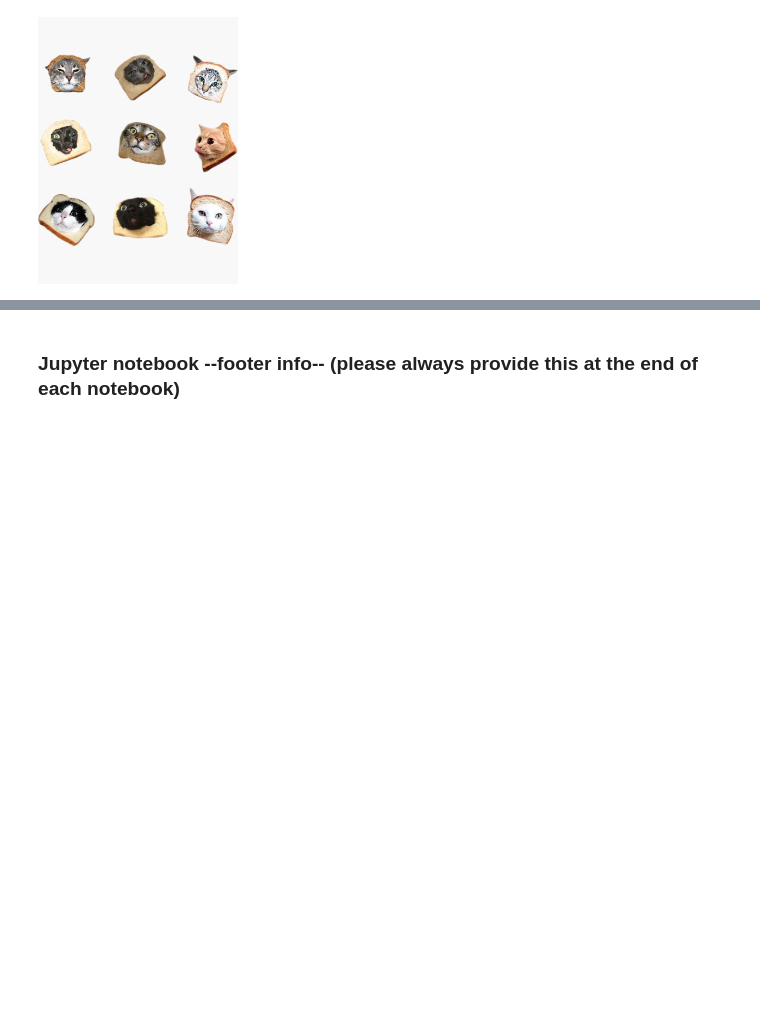
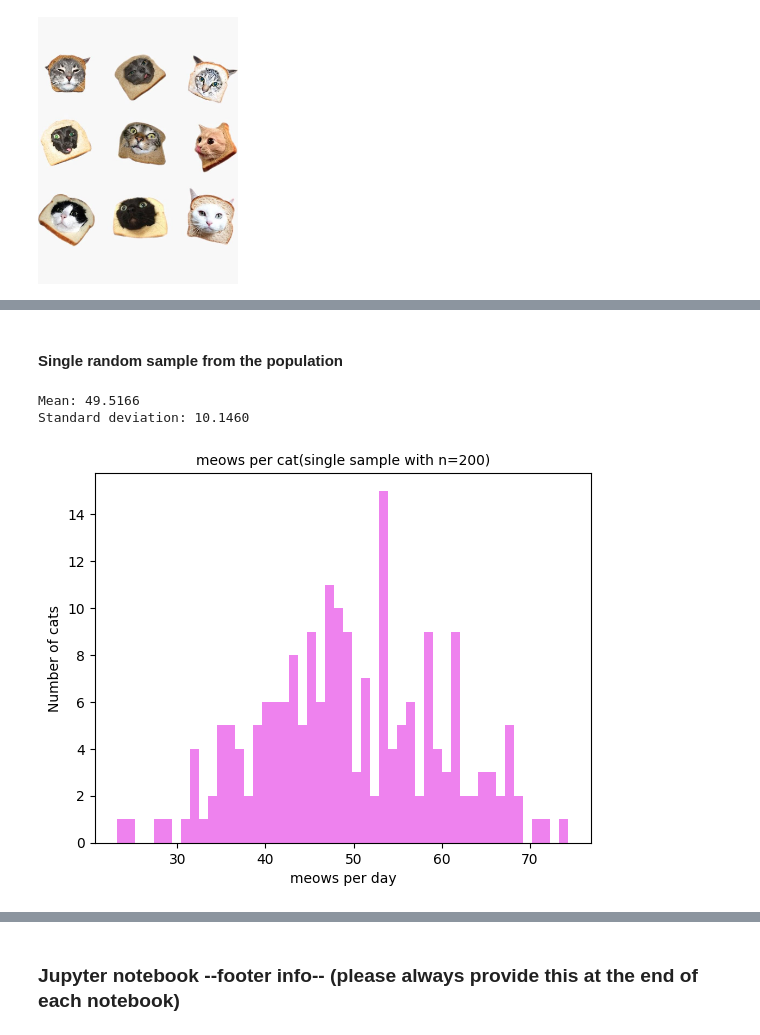
Before and after one commit to kitty365/data_analytics, a Jupyter notebook: Week_06/population_and_samples.ipynb, the cells around one changed output, grey strips where cells are left out. Drawn from its saved outputs; the diff is of its cells as text; code cells hidden in the pictures; blank space fills up the shorter version.

```diff
--- a/Week_06/population_and_samples.ipynb
+++ b/Week_06/population_and_samples.ipynb
@@ -164,0 +165,27 @@ plt.show()
+# %% [markdown]
+#### Single random sample from the population
+# %%
+# Sample size
+sample_size = 200
+
+# Setting a seed to restore the random numbers later
+random.seed(50)
+
+# Random sample
+random_sample = random.sample(list(pop), sample_size)
+
+# Statistics of the sample
+print(f'Mean: {statistics.mean(random_sample):.4f}')
+print(f'Standard deviation: {statistics.stdev(random_sample):.4f}')
+
+# Plot histogram based on the sample
+plt.hist(random_sample, bins = 50, color='violet')
+plt.title(f'meows per cat(single sample with n={sample_size})', fontsize=10)
+plt.xlabel('meows per day')
+plt.ylabel('Number of cats')
+
+plt.show()
+# %% [output]
+Mean: 49.5166
+Standard deviation: 10.1460
+[figure, added]
```
Also changed, not shown: parts of 7 cells of this notebook, 1 other file.
